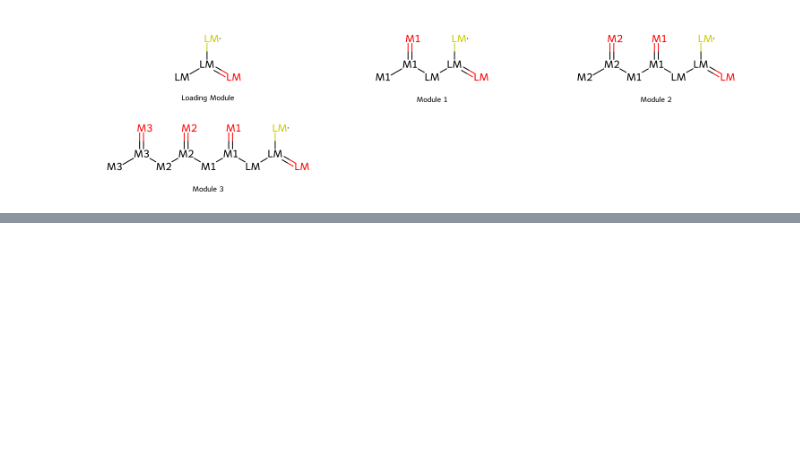
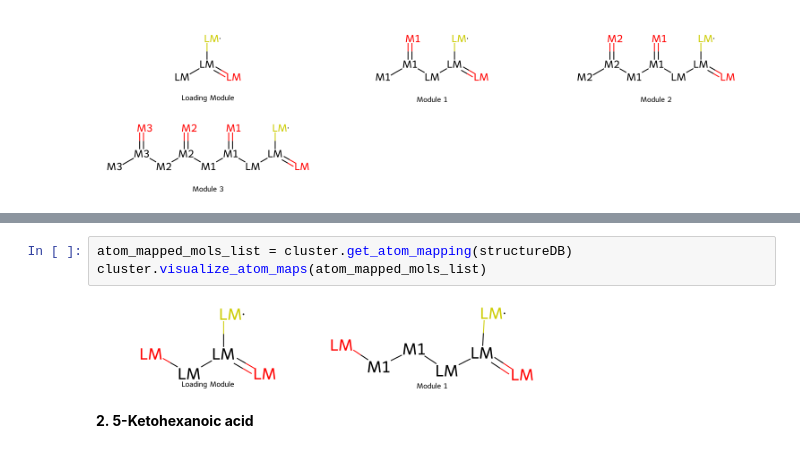
Before and after one commit to yashchainani21/RetroTideV2, a Jupyter notebook: notebooks/nb_03_more_PKS_atom_mapping.ipynb, the cells around one changed output, grey strips where cells are left out. Cells and saved outputs as stored; diff of their text form; blank space fills up the shorter version.

```diff
--- a/notebooks/nb_03_more_PKS_atom_mapping.ipynb
+++ b/notebooks/nb_03_more_PKS_atom_mapping.ipynb
@@ -36,0 +85,7 @@ cluster.visualize_atom_maps(atom_mapped_mols_list)
+# %%
+atom_mapped_mols_list = cluster.get_atom_mapping(structureDB)
+cluster.visualize_atom_maps(atom_mapped_mols_list)
+# %% [output]
+[figure, added]
+# %% [markdown]
+**2. 5-Ketohexanoic acid**
```
Also changed, not shown: parts of 12 cells of this notebook.
